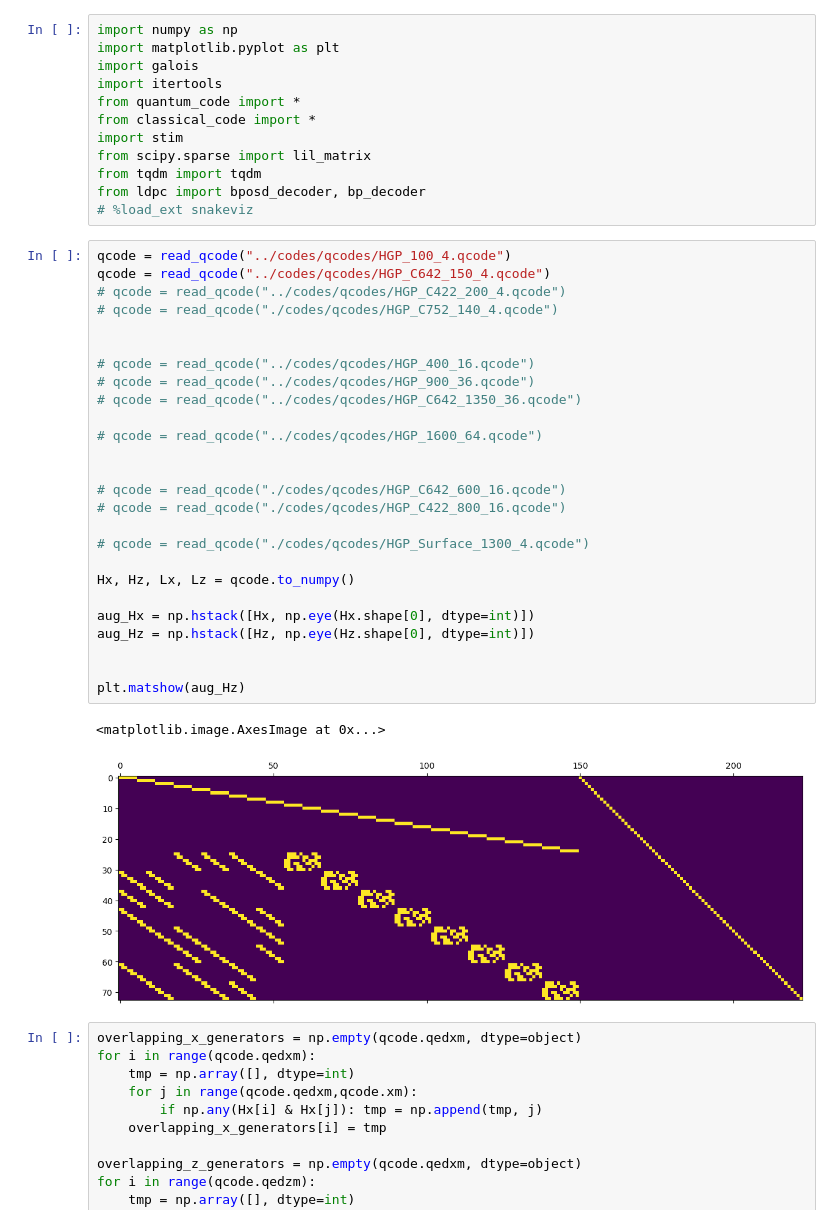
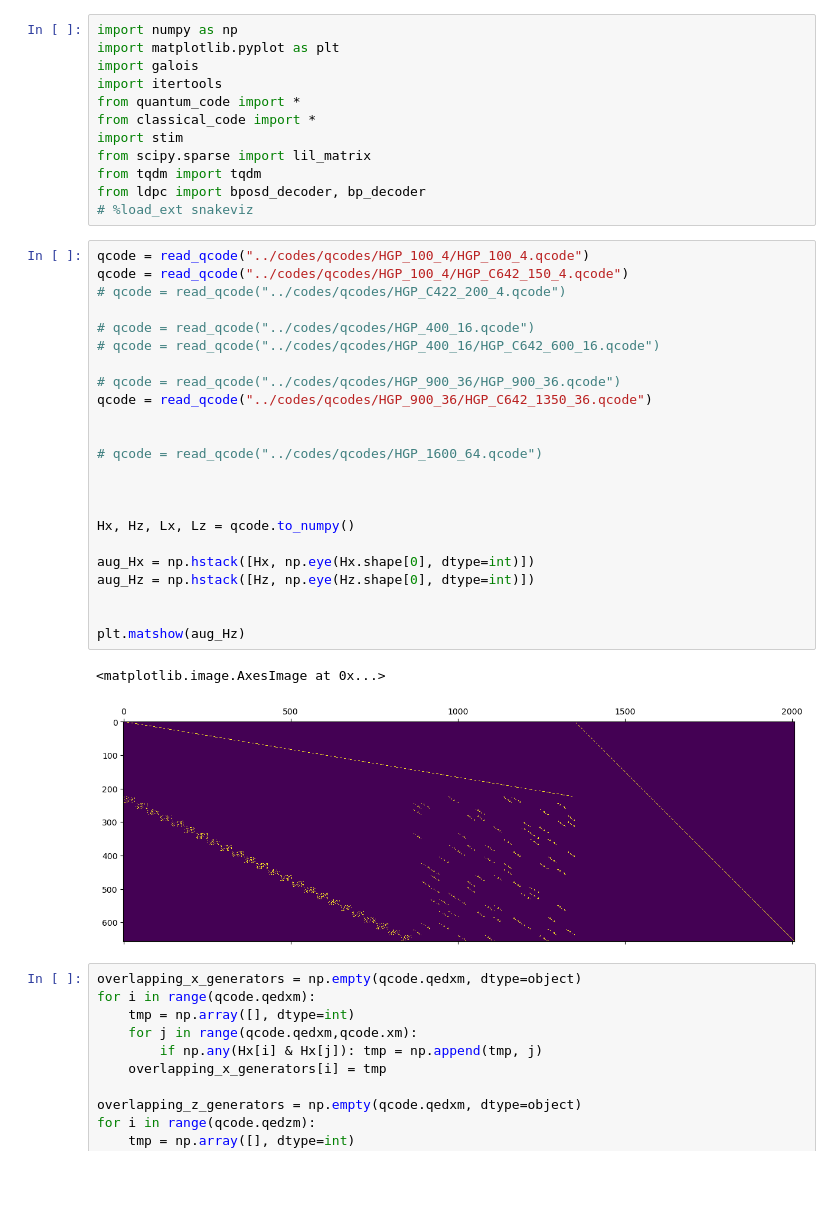
Before and after one commit to noahberthusen/adaptive_qec, a Jupyter notebook: notebooks/circuit_level_phenom.ipynb, the cells around one changed output. Drawn from its saved outputs; the diff is of its cells as text; blank space fills up the shorter version.

```diff
--- a/notebooks/circuit_level_phenom.ipynb
+++ b/notebooks/circuit_level_phenom.ipynb
@@ -11,34 +11,31 @@ from tqdm import tqdm
 from ldpc import bposd_decoder, bp_decoder
 # %load_ext snakeviz
 # %%
-qcode = read_qcode("../codes/qcodes/HGP_100_4.qcode")
-qcode = read_qcode("../codes/qcodes/HGP_C642_150_4.qcode")
+qcode = read_qcode("../codes/qcodes/HGP_100_4/HGP_100_4.qcode")
+qcode = read_qcode("../codes/qcodes/HGP_100_4/HGP_C642_150_4.qcode")
 # qcode = read_qcode("../codes/qcodes/HGP_C422_200_4.qcode")
-# qcode = read_qcode("./codes/qcodes/HGP_C752_140_4.qcode")
-
 
 # qcode = read_qcode("../codes/qcodes/HGP_400_16.qcode")
-# qcode = read_qcode("../codes/qcodes/HGP_900_36.qcode")
-# qcode = read_qcode("../codes/qcodes/HGP_C642_1350_36.qcode")
+# qcode = read_qcode("../codes/qcodes/HGP_400_16/HGP_C642_600_16.qcode")
+
+# qcode = read_qcode("../codes/qcodes/HGP_900_36/HGP_900_36.qcode")
+qcode = read_qcode("../codes/qcodes/HGP_900_36/HGP_C642_1350_36.qcode")
+
 
 # qcode = read_qcode("../codes/qcodes/HGP_1600_64.qcode")
 
 
-# qcode = read_qcode("./codes/qcodes/HGP_C642_600_16.qcode")
-# qcode = read_qcode("./codes/qcodes/HGP_C422_800_16.qcode")
-
-# qcode = read_qcode("./codes/qcodes/HGP_Surface_1300_4.qcode")
 
 Hx, Hz, Lx, Lz = qcode.to_numpy()
 
 aug_Hx = np.hstack([Hx, np.eye(Hx.shape[0], dtype=int)])
 aug_Hz = np.hstack([Hz, np.eye(Hz.shape[0], dtype=int)])
 
 
 plt.matshow(aug_Hz)
 # %% [output]
 <matplotlib.image.AxesImage at 0x...>
-[figure, old version]
+[figure, new version]
 # %%
 overlapping_x_generators = np.empty(qcode.qedxm, dtype=object)
 for i in range(qcode.qedxm):
```
Also changed, not shown: parts of 6 cells of this notebook, 45 other files.
